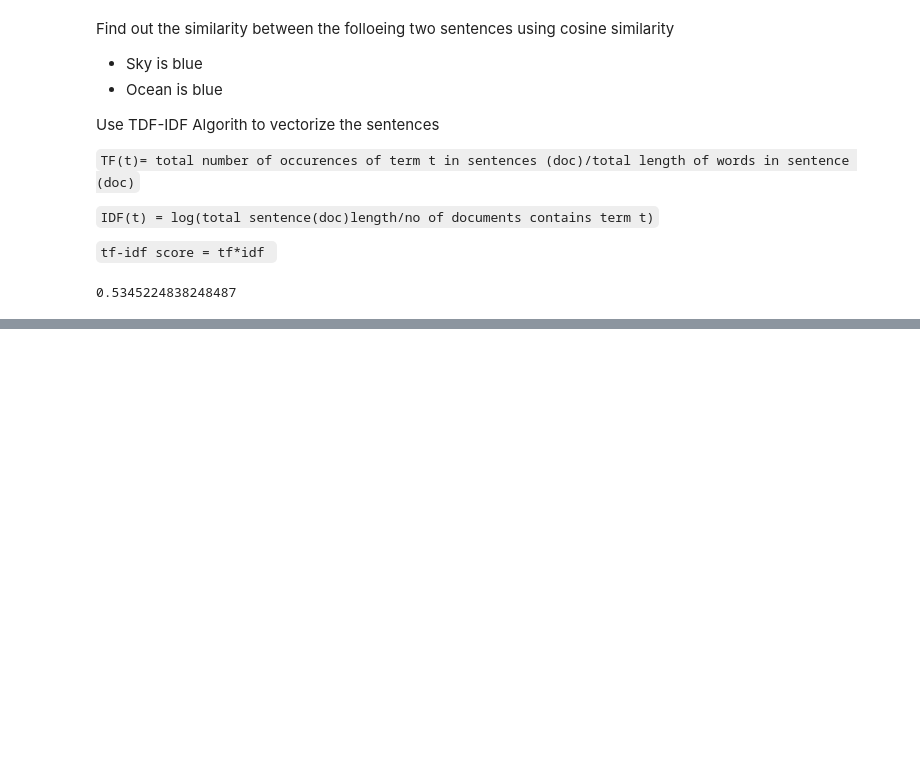
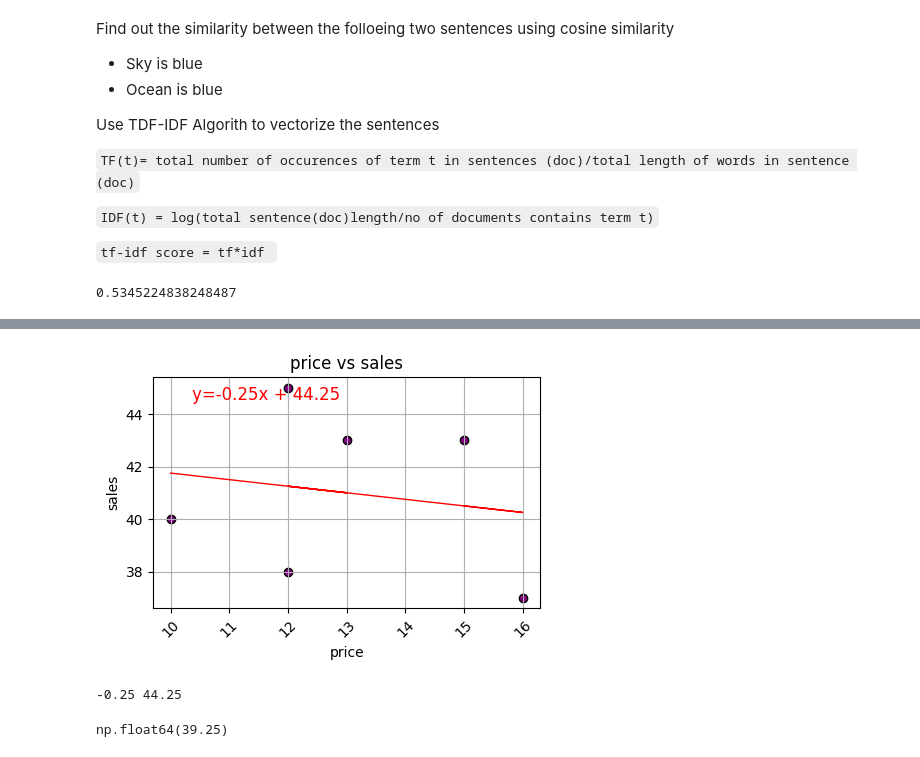
Before and after one commit to SereneSkyy/Python-Programming, a Jupyter notebook: W5_Python_Array.ipynb, the cells around one changed output, grey strips where cells are left out. Saved outputs shown, nothing was run; the diff lists cells and outputs as text; code cells hidden in the pictures; blank space fills up the shorter version.

```diff
--- a/W5_Python_Array.ipynb
+++ b/W5_Python_Array.ipynb
@@ -448,0 +518,58 @@ predict sales while price is 20.
+# %%
+import pandas as pd
+import numpy as np
+import matplotlib.pyplot as plt
+
+sales_data = pd.DataFrame({
+    'price':[10,12,13,12,16,15],
+    'sales':[40,38,43,45,37,43]
+})
+
+plt.figure(figsize=(5,3))
+
+plt.scatter(
+    sales_data['price'],
+    sales_data['sales'],
+    color ='purple',
+    edgecolor = 'black'
+)
+
+x = sales_data['price']
+y = sales_data['sales']
+m,c = np.polyfit(x,y,1)
+
+plt.plot(x,
+         m*x+c, color='red', linewidth =1)
+
+plt.annotate('y={:.2f}x + {:.2f}'.format(m,c), xy=(0.1,0.9),xycoords ="axes fraction",fontsize = 12, color = "red")
+
+plt.xticks(rotation = 45)
+plt.title('price vs sales')
+plt.xlabel('price')
+plt.ylabel("sales")
+plt.grid(True)
+plt.show()
+# %% [output]
+[figure, added]
+# %%
+X = sales_data['price']
+Y = sales_data['sales']
+n = len(X)
+
+sum_X = np.sum(X)
+sum_Y = np.sum(Y)
+sum_XY = np.sum(X * Y)
+sum_X2 = np.sum(X**2)
+
+# Solving for 'm' (slope) and 'c' (intercept) using the summation formulas
+m = (n * sum_XY - (sum_X * sum_Y) ) / ( (n * sum_X2) - (sum_X**2) )
+c = (sum_Y - ( m * sum_X)) / n
+
+print(m,c)
+
+# Predict sales when price is 20 using the calculated coefficients
+predicted_sales_stat = m * 20 + c
+predicted_sales_stat
+# %% [output]
+-0.25 44.25
+np.float64(39.25)
```
Also changed, not shown: parts of 25 cells of this notebook, 6 other files.
